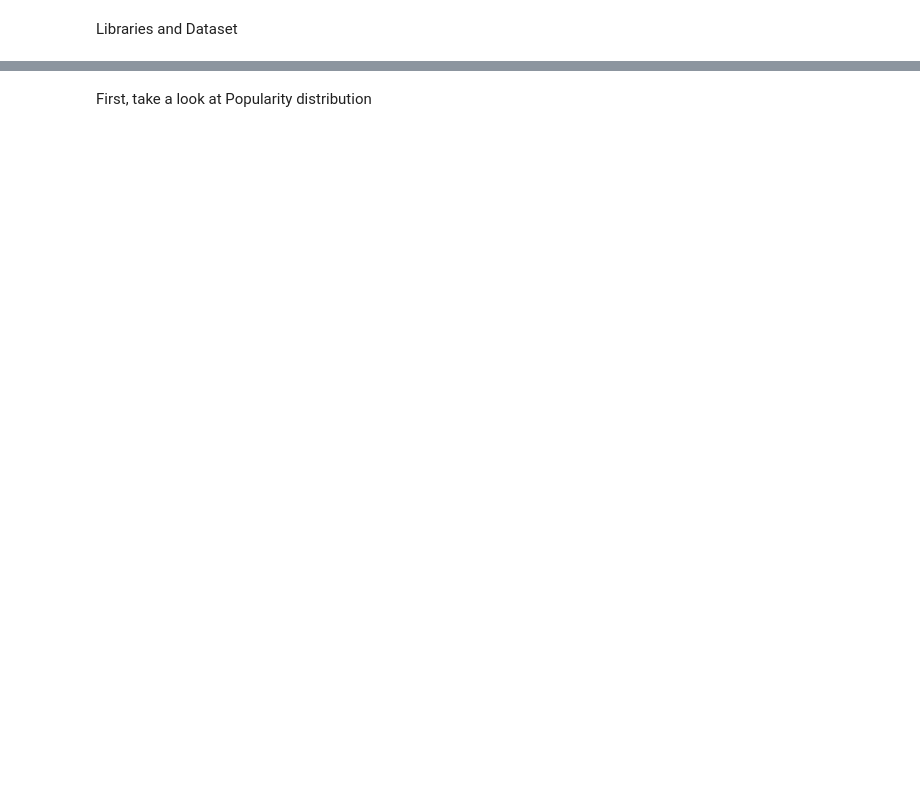
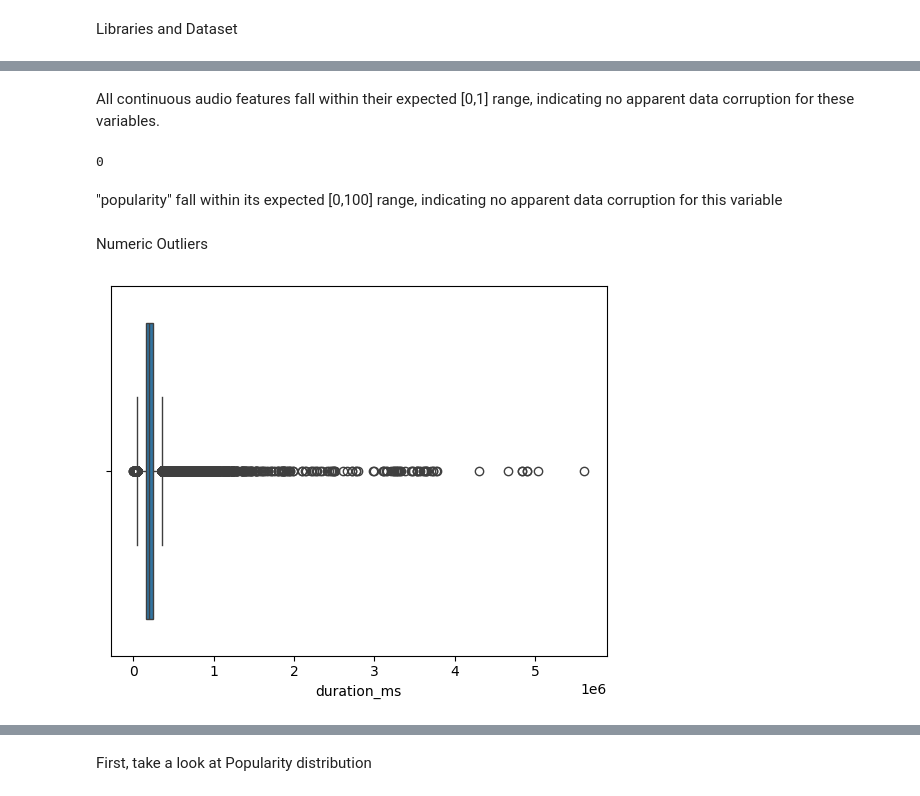
Before and after one commit to Miguel-sierra89/DS, a Jupyter notebook: DS_P1_Spotify/notebooks/eda.ipynb, the cells around one changed output, grey strips where cells are left out. Drawn from its saved outputs; the diff is of its cells as text; code cells hidden in the pictures; blank space fills up the shorter version.

Commit message:
EDA: Complete Data quality checks and outlier detection

```diff
--- a/DS_P1_Spotify/notebooks/eda.ipynb
+++ b/DS_P1_Spotify/notebooks/eda.ipynb
@@ -67,0 +177,17 @@ memory usage: 16.9+ MB
+# %% [markdown]
+All continuous audio features fall within their expected [0,1] range,
+indicating no apparent data corruption for these variables.
+# %%
+df[(df["popularity"] < 0) | (df["popularity"] > 100)].shape[0]
+# %% [output]
+0
+# %% [markdown]
+"popularity" fall within its expected [0,100] range, indicating no apparent data corruption for this variable
+# %% [markdown]
+Numeric Outliers
+# %%
+df["duration_ms"].describe()
+sns.boxplot(x=df["duration_ms"])
+plt.show()
+# %% [output]
+[figure, added]
```
Also changed, not shown: parts of 25 cells of this notebook.
